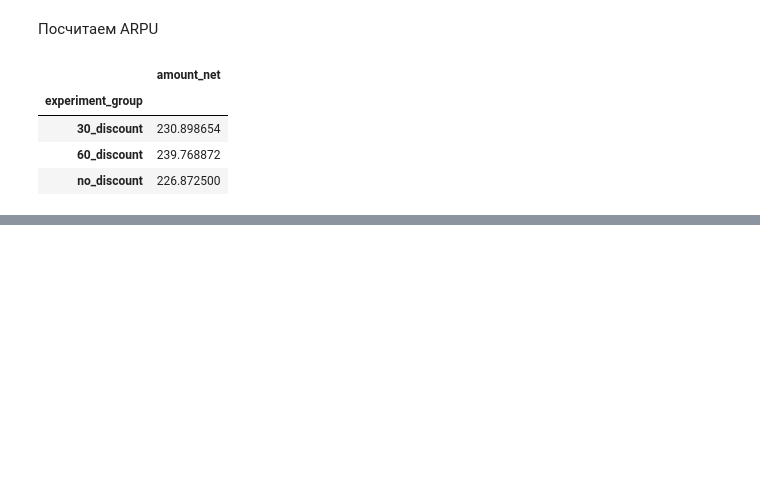
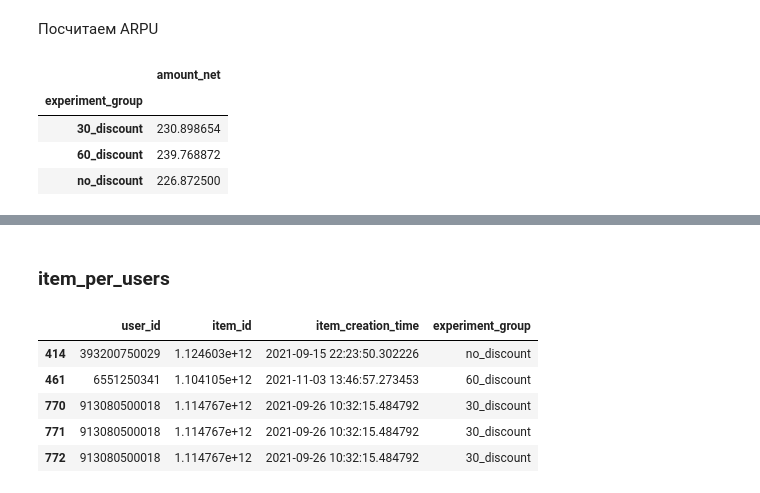
Before and after one commit to EasygoingCookie/Big-case, a Jupyter notebook: Big case.ipynb, the cells around one changed output, grey strips where cells are left out. Saved outputs shown, nothing was run; the diff lists cells and outputs as text; code cells hidden in the pictures; blank space fills up the shorter version.

```diff
--- a/Big case.ipynb
+++ b/Big case.ipynb
@@ -237,0 +365,13 @@ ARPU
+# %% [markdown]
+### item_per_users
+# %%
+df_for_item_per_users_exp = df_for_item_per_users[df_for_item_per_users['item_creation_time'] >= '2021-09-15']
+# %%
+df_for_item_per_users_exp.head()
+# %% [output]
+|  | user_id | item_id | item_creation_time | experiment_group |
+| 414 | 393200750029 | 1.124603e+12 | 2021-09-15 22:23:50.302226 | no_discount |
+| 461 | 6551250341 | 1.104105e+12 | 2021-11-03 13:46:57.273453 | 60_discount |
+| 770 | 913080500018 | 1.114767e+12 | 2021-09-26 10:32:15.484792 | 30_discount |
+| 771 | 913080500018 | 1.114767e+12 | 2021-09-26 10:32:15.484792 | 30_discount |
+| 772 | 913080500018 | 1.114767e+12 | 2021-09-26 10:32:15.484792 | 30_discount |
```
Also changed, not shown: parts of 43 cells of this notebook.
